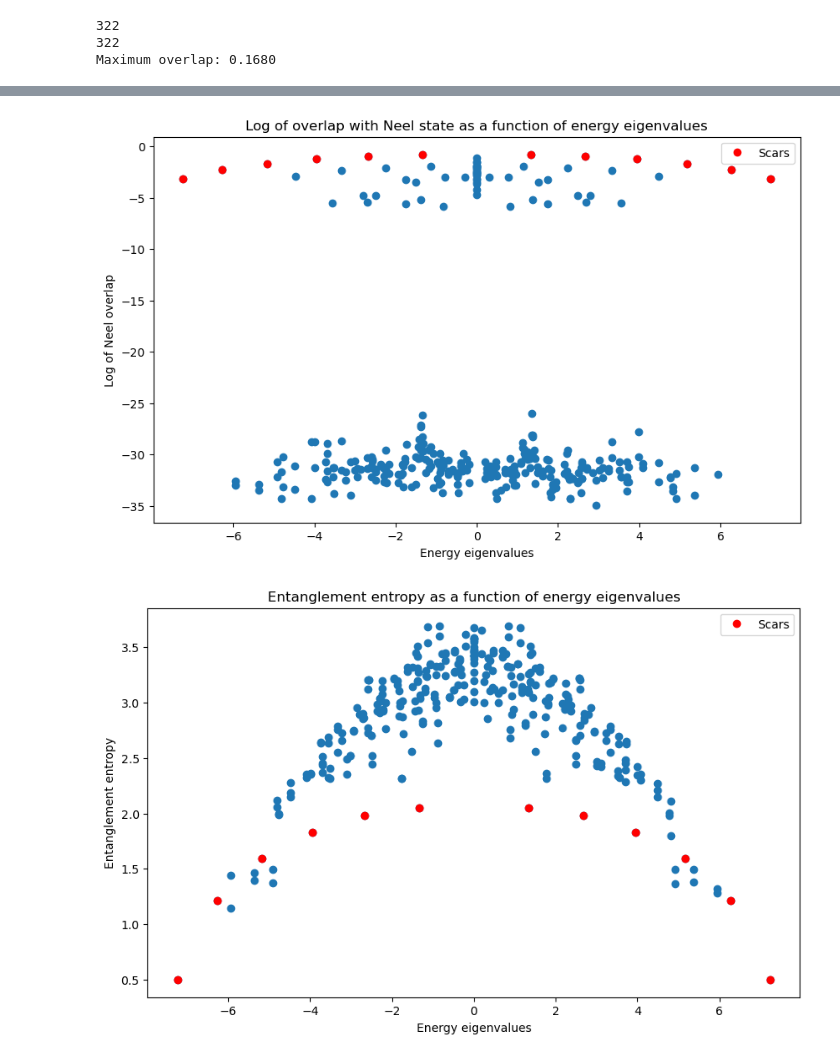
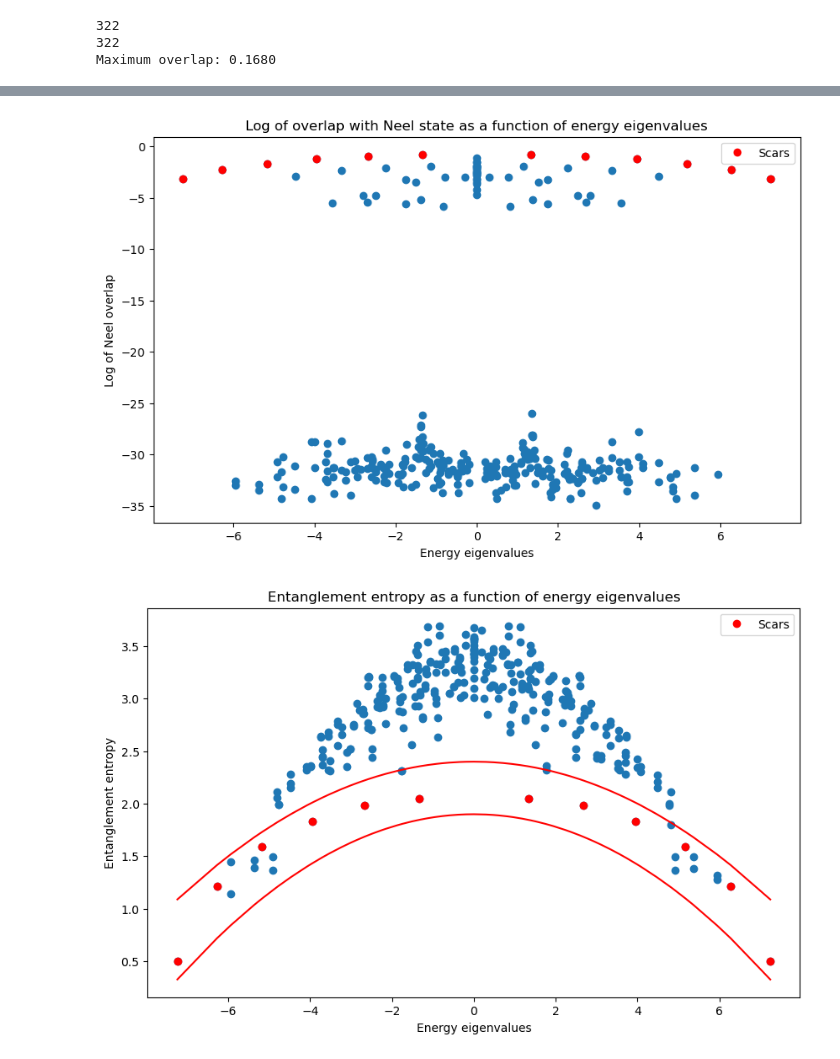
Before and after one commit to ofeypolv/frh, a Jupyter notebook: pxp_scar.ipynb, the cells around one changed output, grey strips where cells are left out. Cells and saved outputs as stored; diff of their text form; code cells hidden in the pictures.

```diff
--- a/pxp_scar.ipynb
+++ b/pxp_scar.ipynb
@@ -249,11 +249,12 @@ def fib_dim(n, pbc=True):
         return fib_num(n+2)
 # %%
 n_spins = 12 # Number of spins
+bc = True # if True, pbc
 # %%
 # ALLOWED HILBERT SUBSPACE, NEEL STATE OVERLAP COMPUTATION
 
 # Reconstruct the PXP Hamiltonian with pbc in the reduced Hilbert space
-H, basis_states = construct_pxp_hamiltonian_fixed(n_spins, pbc=True)
+H, basis_states = construct_pxp_hamiltonian_fixed(n_spins, pbc=bc)
 print(len(basis_states))
 
 # Compute eigenvalues and eigenvectors
@@ -392,36 +398,36 @@ plt.show()
 
 '''# Plot entanglement entropy as a function of energy eigenvalues
 plt.figure(figsize=(10, 6))
 plt.plot(eigenvalues, entropies, 'o', label='Entanglement entropy')
 #plt.plot(np.array(eigenvalues)[highlight_indices], np.array(entropies)[highlight_indices], 'ro', label='Overlap > machine precision')
 plt.plot(np.array(eigenvalues)[highlight_between_curves_indices], np.array(entropies)[highlight_between_curves_indices], 'ro', label='Scars')
 plt.xlabel('Energy eigenvalues')
 plt.ylabel('Entanglement entropy')
 plt.title('Entanglement entropy as a function of energy eigenvalues')
 plt.legend()
 plt.show()'''
 
 # Plot entanglement entropy as a function of energy eigenvalues with curves
 plt.figure(figsize=(10, 6))
 plt.plot(eigenvalues, entropies, 'o')
 plt.plot(np.array(eigenvalues)[highlight_between_curves_indices], np.array(entropies)[highlight_between_curves_indices], 'ro', label='Scars')
-#plt.plot(eigenvalues, curve1, 'r-', label='Curve 1: -0.025 * x^2 + 2.4')
-#plt.plot(eigenvalues, curve2, 'r-', label='Curve 2: -0.03 * x^2 + 1.9')
+plt.plot(eigenvalues, curve1, 'r-') #, label='Curve 1: -0.025 * x^2 + 2.4')
+plt.plot(eigenvalues, curve2, 'r-') #, label='Curve 2: -0.03 * x^2 + 1.9')
 
 # Plot the fitted curve
 x_fit = np.linspace(min(x_data), max(x_data), 100)
 y_fit = sfunc(x_fit, *popt)
 #plt.plot(x_fit, y_fit, 'r-', label='Fitted curve')
 
 plt.xlabel('Energy eigenvalues')
 plt.ylabel('Entanglement entropy')
 plt.title('Entanglement entropy as a function of energy eigenvalues')
 plt.legend()
 plt.show()
 # %% [output]
 [figure]
 [figure]
-[figure, old version]
+[figure, new version]
 # %%
 # Compute the rank of the RDM for the scar points only
 
```
Also changed, not shown: parts of 3 cells of this notebook.
